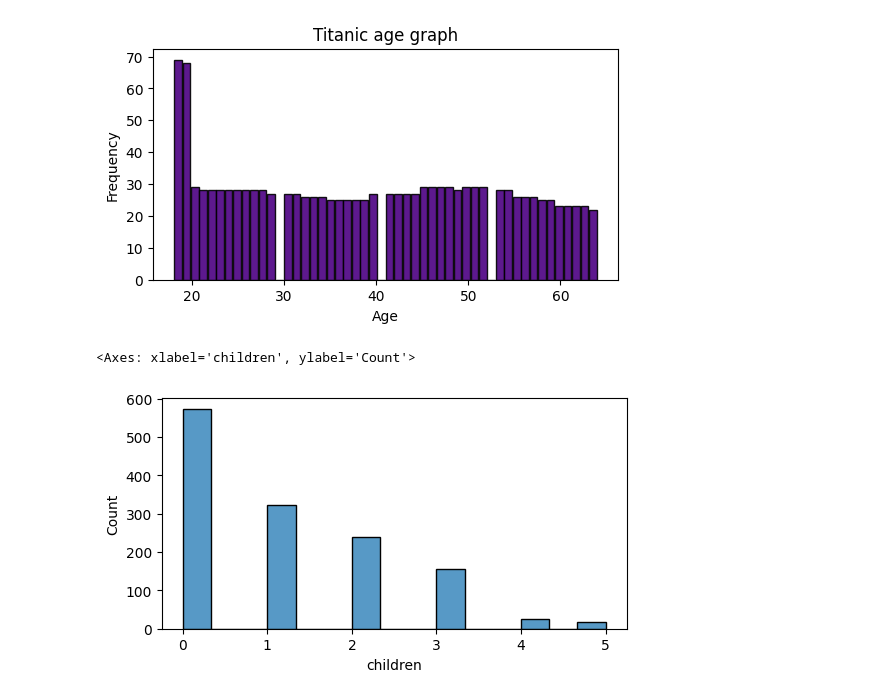
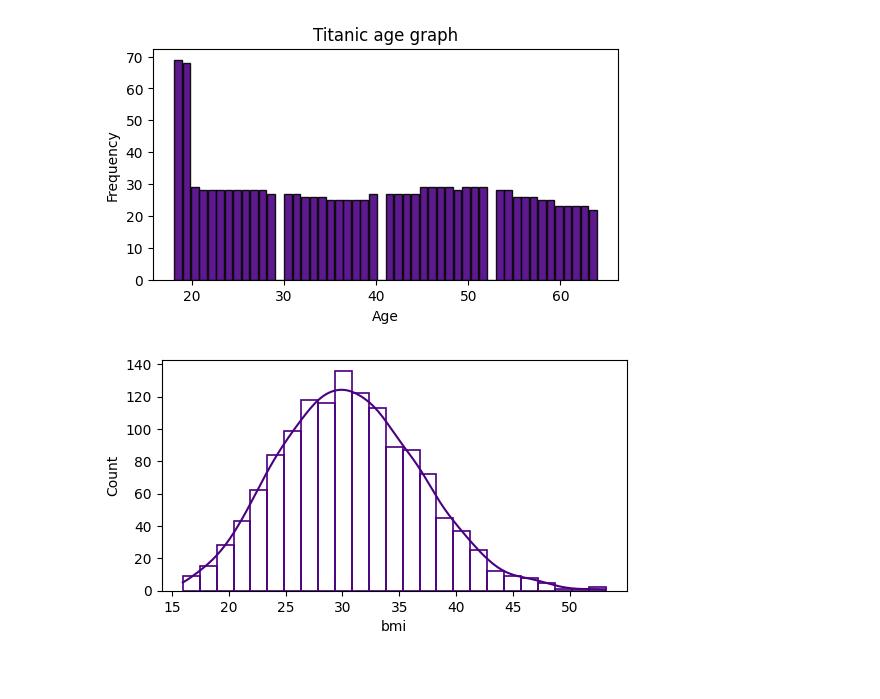
Before and after one commit to Md-Maruf-1727/LearningPractices, a Jupyter notebook: Vizualization/Visualization2.ipynb, the cells around one changed output. Cells and saved outputs as stored; diff of their text form; code cells hidden in the pictures; blank space fills up the shorter version.

```diff
--- a/Vizualization/Visualization2.ipynb
+++ b/Vizualization/Visualization2.ipynb
@@ -48,8 +48,14 @@ plt.show()
 # %%
 #histogram with seaborn
 plt.figure(figsize=(6,3))
-sns.histplot(dataset['children'],
-             bins=15)
+sns.histplot(data=dataset,
+             x='bmi',
+             bins=25,
+             kde=True,
+             color='indigo',
+             fill=False,
+             element='bars',##step,poly
+             )
+plt.show()
 # %% [output]
-<Axes: xlabel='children', ylabel='Count'>
-[figure, old version]
+[figure, new version]
```
